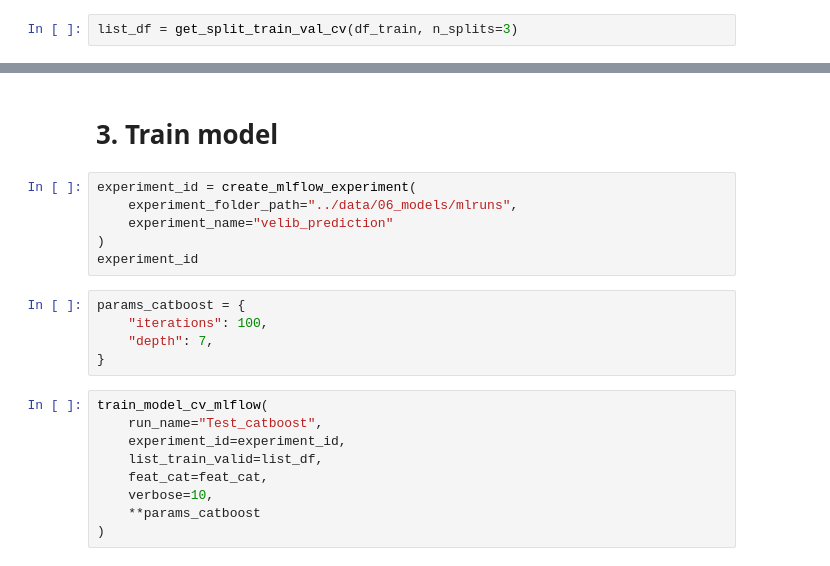
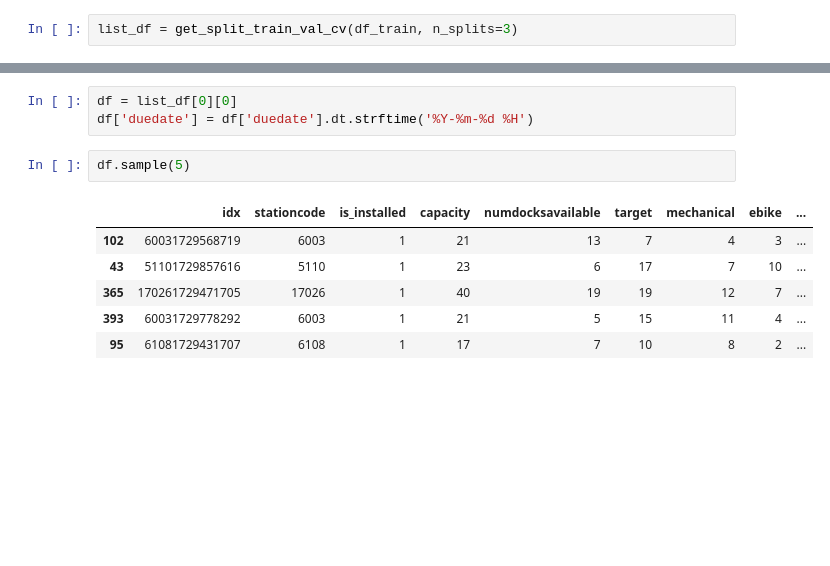
Before and after one commit to BWallyn/velib-prediction, a Jupyter notebook: notebooks/2.1-ACF-and-PACF.ipynb, the cells around one changed output, grey strips where cells are left out. Cells and saved outputs as stored; diff of their text form; blank space fills up the shorter version.

```diff
--- a/notebooks/2.1-ACF-and-PACF.ipynb
+++ b/notebooks/2.1-ACF-and-PACF.ipynb
@@ -54,22 +51,12 @@ feat_cat = [
-# %% [markdown]
-# 3. Train model
-# %%
-experiment_id = create_mlflow_experiment(
-    experiment_folder_path="../data/06_models/mlruns",
-    experiment_name="velib_prediction"
-)
-experiment_id
-# %%
-params_catboost = {
-    "iterations": 100,
-    "depth": 7,
-}
-# %%
-train_model_cv_mlflow(
-    run_name="Test_catboost",
-    experiment_id=experiment_id,
-    list_train_valid=list_df,
-    feat_cat=feat_cat,
-    verbose=10,
-    **params_catboost
-)
+# %%
+df = list_df[0][0]
+df['duedate'] = df['duedate'].dt.strftime('%Y-%m-%d %H')
+# %%
+df.sample(5)
+# %% [output]
+|  | idx | stationcode | is_installed | capacity | numdocksavailable | target | mechanical | ebike | ... |
+| 102 | 60031729568719 | 6003 | 1 | 21 | 13 | 7 | 4 | 3 | ... |
+| 43 | 51101729857616 | 5110 | 1 | 23 | 6 | 17 | 7 | 10 | ... |
+| 365 | 170261729471705 | 17026 | 1 | 40 | 19 | 19 | 12 | 7 | ... |
+| 393 | 60031729778292 | 6003 | 1 | 21 | 5 | 15 | 11 | 4 | ... |
+| 95 | 61081729431707 | 6108 | 1 | 17 | 7 | 10 | 8 | 2 | ... |
```
Also changed, not shown: parts of 10 cells of this notebook.
